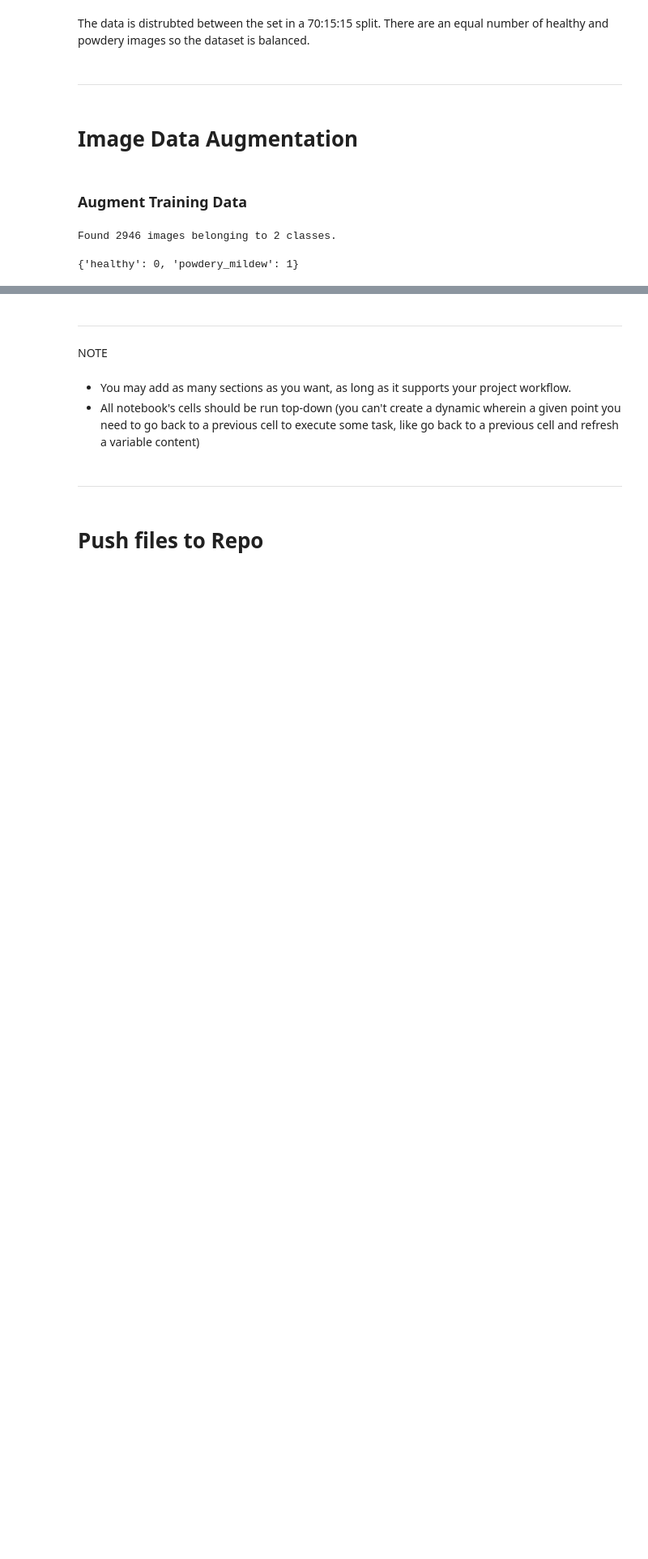
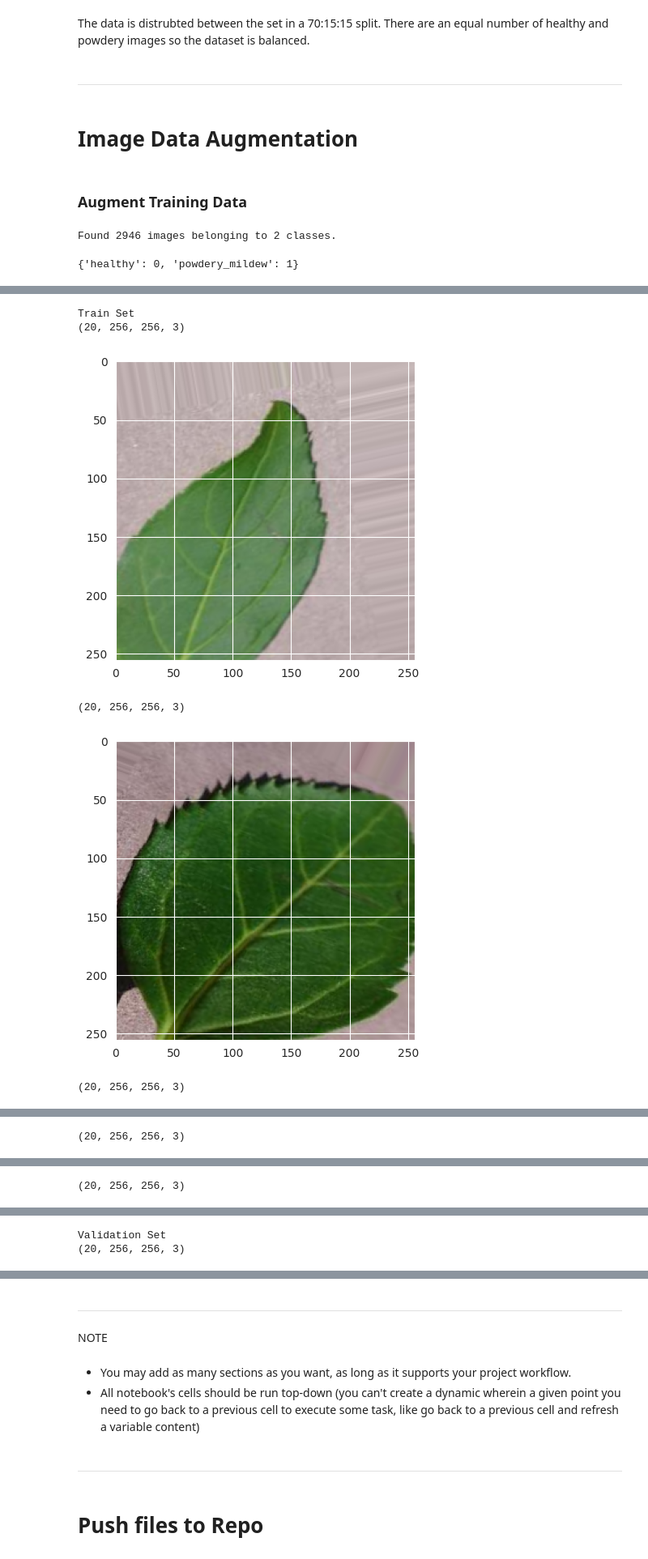
Before and after one commit to Hasmelash95/cherry-leaves-mildew, a Jupyter notebook: jupyter_notebooks/03 - Modelling and Evaluation.ipynb, the cells around one changed output, grey strips where cells are left out. Shown at 81% size. Cells and saved outputs as stored; diff of their text form; code cells hidden in the pictures; blank space fills up the shorter version.

Commit message:
Plot augmented data for each set

```diff
--- a/jupyter_notebooks/03 - Modelling and Evaluation.ipynb
+++ b/jupyter_notebooks/03 - Modelling and Evaluation.ipynb
@@ -144,0 +147,9 @@ Found 2946 images belonging to 2 classes.
+# %%
+# Augmented (only rescale) validation data
+val_set = ImageDataGenerator(rescale=1./255).flow_from_directory(val_dir,
+                                               target_size=image_shape[:2],
+                                               color_mode="rgb",
+                                               batch_size=batch_size,
+                                               class_mode="binary",
+                                               shuffle=False)
+val_set.class_indices
@@ -144,0 +161,9 @@ Found 2946 images belonging to 2 classes.
+# %%
+# Augmented (only rescale) test data
+test_set = ImageDataGenerator(rescale=1./255).flow_from_directory(test_dir,
+                                               target_size=image_shape[:2],
+                                               color_mode="rgb",
+                                               batch_size=batch_size,
+                                               class_mode="binary",
+                                               shuffle=False)
+test_set.class_indices
@@ -144,0 +175,16 @@ Found 2946 images belonging to 2 classes.
+# %%
+data_sets = {"Train": train_set, "Validation": val_set, "Test": test_set}
+for set_name, set in data_sets.items():
+    print(f"{set_name} Set")
+    for _ in range(5):
+        X, y = set.next()
+        print(X.shape)
+        plt.imshow(X[0])
+        plt.show()
+# %% [output]
+Train Set
+(20, 256, 256, 3)
+[figure, added]
+(20, 256, 256, 3)
+[figure, added]
+(20, 256, 256, 3)
@@ -144,0 +192 @@ Found 2946 images belonging to 2 classes.
+(20, 256, 256, 3)
@@ -144,0 +194 @@ Found 2946 images belonging to 2 classes.
+(20, 256, 256, 3)
@@ -144,0 +196,2 @@ Found 2946 images belonging to 2 classes.
+Validation Set
+(20, 256, 256, 3)
```
Also changed, not shown: parts of 6 cells of this notebook.
